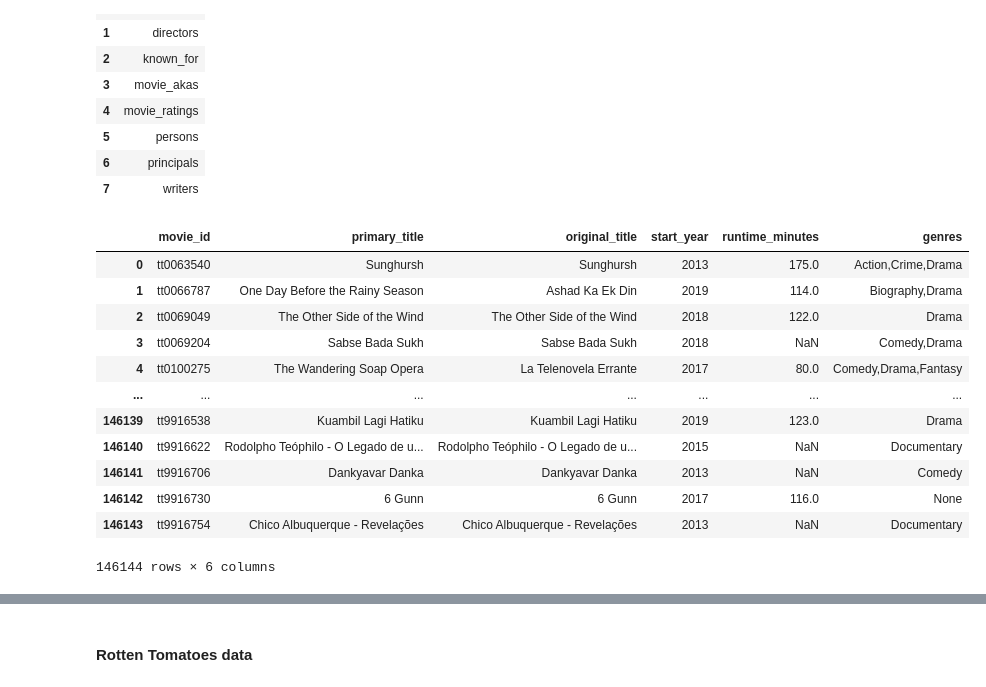
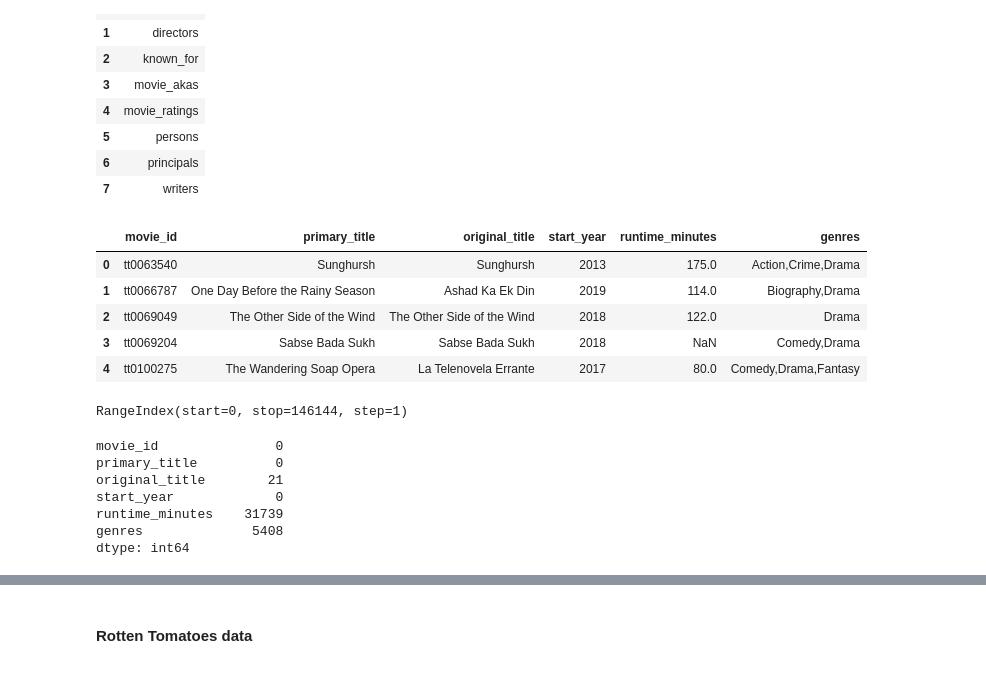
Before and after one commit to Collin9726/box-office-films-analysis, a Jupyter notebook: index.ipynb, the cells around one changed output, grey strips where cells are left out. Drawn from its saved outputs; the diff is of its cells as text; code cells hidden in the pictures.

```diff
--- a/index.ipynb
+++ b/index.ipynb
@@ -78,24 +78,32 @@ pd.read_sql(db_tables_q, conn)
 # %%
 movie_basics_q = """
 SELECT *
 FROM movie_basics
 ;
 """
-pd.read_sql(movie_basics_q, conn)
+imdb_movie_basics_df = pd.read_sql(movie_basics_q, conn)
+imdb_movie_basics_df.head()
 # %% [output]
 |  | movie_id | primary_title | original_title | start_year | runtime_minutes | genres |
 | 0 | tt0063540 | Sunghursh | Sunghursh | 2013 | 175.0 | Action,Crime,Drama |
 | 1 | tt0066787 | One Day Before the Rainy Season | Ashad Ka Ek Din | 2019 | 114.0 | Biography,Drama |
 | 2 | tt0069049 | The Other Side of the Wind | The Other Side of the Wind | 2018 | 122.0 | Drama |
 | 3 | tt0069204 | Sabse Bada Sukh | Sabse Bada Sukh | 2018 | NaN | Comedy,Drama |
 | 4 | tt0100275 | The Wandering Soap Opera | La Telenovela Errante | 2017 | 80.0 | Comedy,Drama,Fantasy |
-| ... | ... | ... | ... | ... | ... | ... |
-| 146139 | tt9916538 | Kuambil Lagi Hatiku | Kuambil Lagi Hatiku | 2019 | 123.0 | Drama |
-| 146140 | tt9916622 | Rodolpho Teóphilo - O Legado de u... | Rodolpho Teóphilo - O Legado de u... | 2015 | NaN | Documentary |
-| 146141 | tt9916706 | Dankyavar Danka | Dankyavar Danka | 2013 | NaN | Comedy |
-| 146142 | tt9916730 | 6 Gunn | 6 Gunn | 2017 | 116.0 | None |
-| 146143 | tt9916754 | Chico Albuquerque - Revelações | Chico Albuquerque - Revelações | 2013 | NaN | Documentary |
-146144 rows × 6 columns
+# %%
+imdb_movie_basics_df.index
+# %% [output]
+RangeIndex(start=0, stop=146144, step=1)
+# %%
+imdb_movie_basics_df.isna().sum()
+# %% [output]
+movie_id               0
+primary_title          0
+original_title        21
+start_year             0
+runtime_minutes    31739
+genres              5408
+dtype: int64
 # %%
 movie_ratings_q = """
 SELECT *
```
Also changed, not shown: parts of 34 cells of this notebook.
